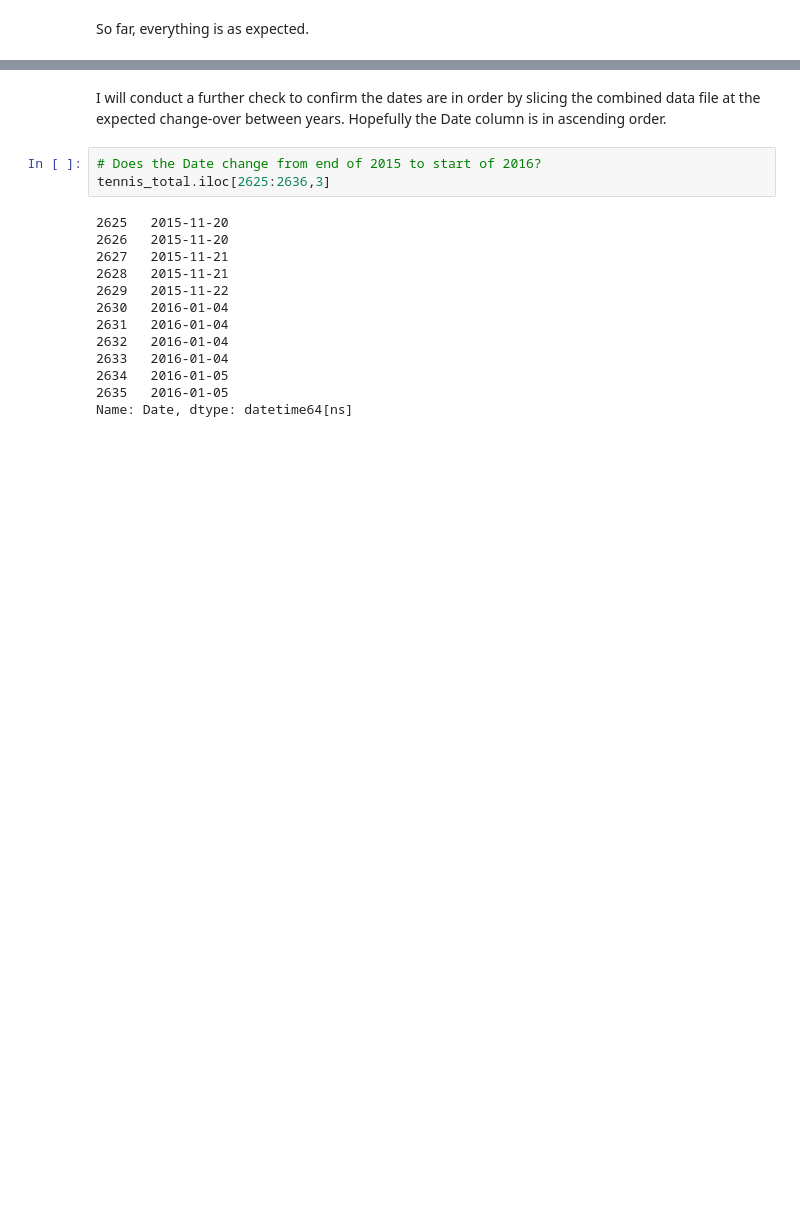
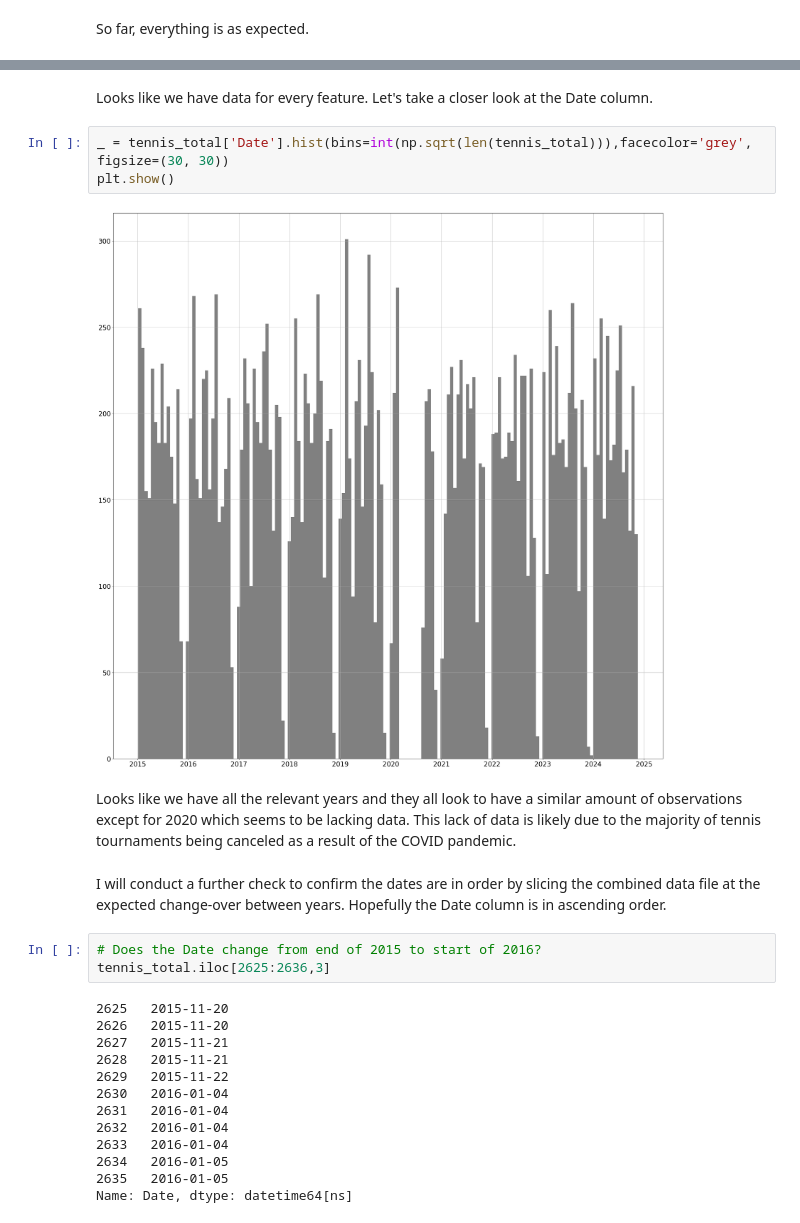
Before and after one commit to Scotty538/ml_one, a Jupyter notebook: Jupyter Project Report Template DRAFT v2.0_297201 - A1.ipynb, the cells around one changed output, grey strips where cells are left out. Cells and saved outputs as stored; diff of their text form; blank space fills up the shorter version.

```diff
--- a/Jupyter Project Report Template DRAFT v2.0_297201 - A1.ipynb
+++ b/Jupyter Project Report Template DRAFT v2.0_297201 - A1.ipynb
@@ -304,3 +314,13 @@ So far, everything is as expected.
+# %% [markdown]
+Looks like we have data for every feature.
+Let's take a closer look at the Date column.
+# %%
+_ = tennis_total['Date'].hist(bins=int(np.sqrt(len(tennis_total))),facecolor='grey', figsize=(30, 30))
+plt.show()
+# %% [output]
+[figure, added]
+# %% [markdown]
+Looks like we have all the relevant years and they all look to have a similar amount of observations except for 2020 which seems to be lacking data. This lack of data is likely due to the majority of tennis tournaments being canceled as a result of the COVID pandemic.
 # %% [markdown]
 I will conduct a further check to confirm the dates are in order by slicing the combined data file at the expected change-over between years. Hopefully the Date column is in ascending order.
 # %%
```
Also changed, not shown: parts of 57 cells of this notebook.
